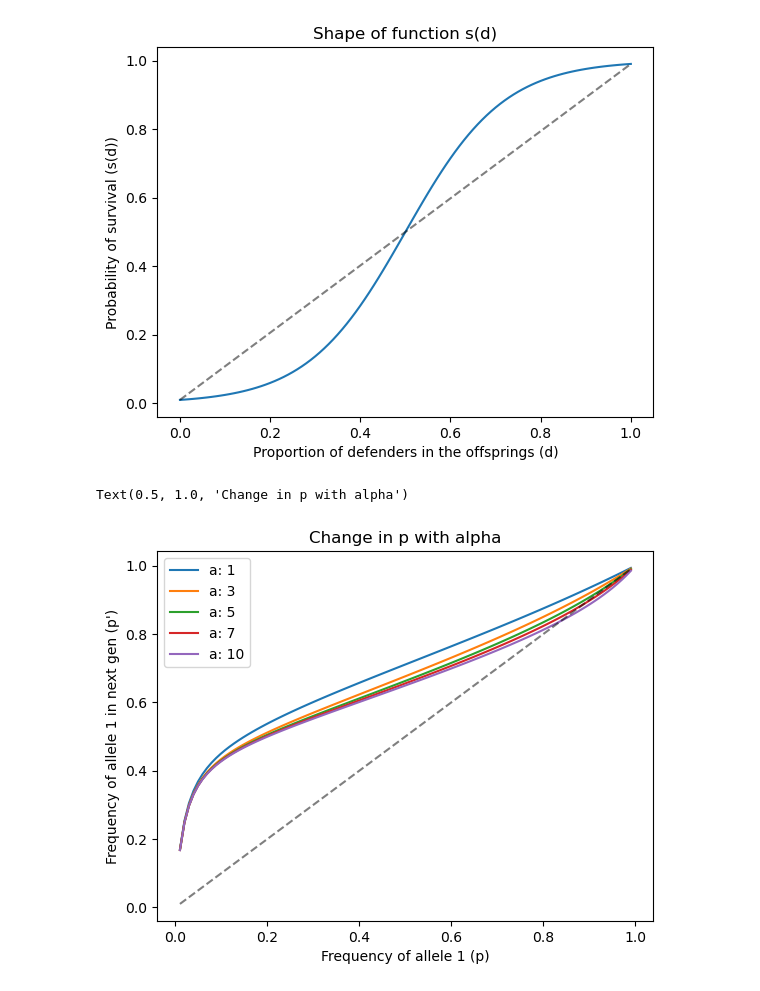
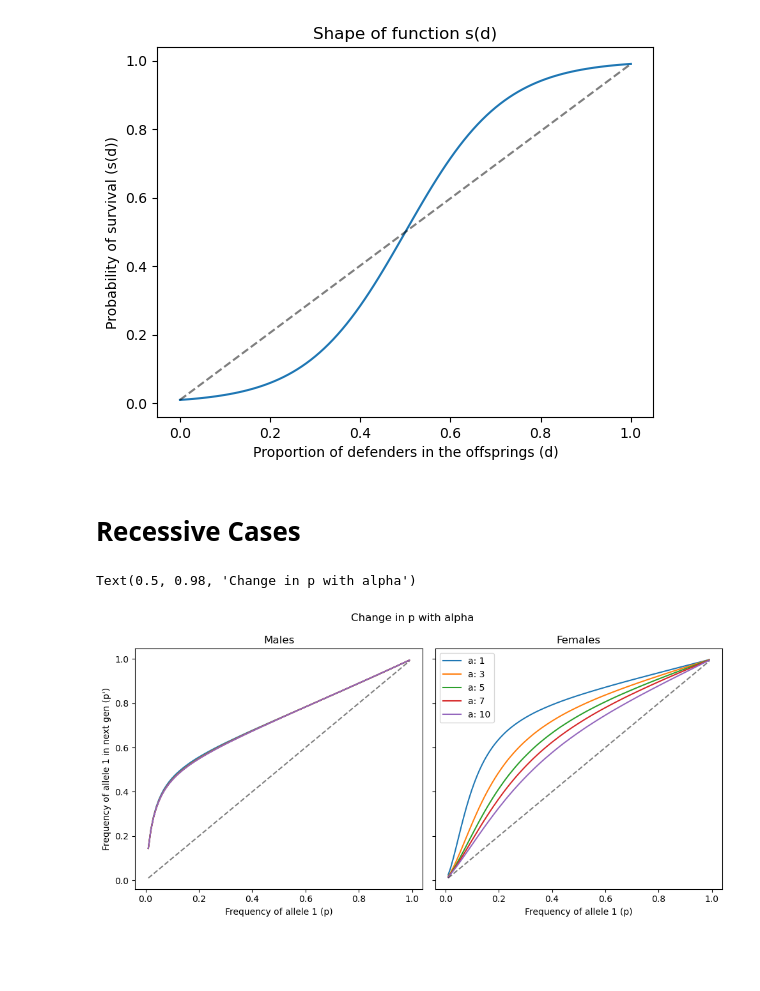
Before and after one commit to AbhayGupta115/PineSawflyModel, a Jupyter notebook: model.ipynb, the cells around one changed output. Cells and saved outputs as stored; diff of their text form; code cells hidden in the pictures; blank space fills up the shorter version.

```diff
--- a/model.ipynb
+++ b/model.ipynb
@@ -13,11 +14,12 @@ def scurve(x):
 #Parameteric ranges
 p = np.linspace(0.01, 0.99, 101)            #Initial frequency of defender allele
 q = (1 - p)                                 #Frequency of non defenders
-C = 10                                      #Number of eggs laid by non defender females
-c = np.linspace(1, 10, 5, dtype='int')      #Number of eggs laid by defender females
-a = np.linspace(1, 10, 5, dtype='int')      #Advantage for non defender mails in mating rate
+C = 100                                     #Number of eggs laid by non defender females
+c = np.linspace(1, 100, 20, dtype = 'int')  #Cost to females who defend (lower c = higher cost)
+a = np.linspace(1, 10, 5, dtype = 'int')    #Advantage for non defender mails in mating rate
 u = np.round(np.linspace(0.1, 0.9, 5), 2)   #Probability female stays unmated
 r = np.round(np.linspace(0.1, 0.9, 5), 2)   #Sex ration (Prob of male larvae in a mating)
+DOMINANT = True                             #Switch between def allele being dominant or not
 
 def s(d, using = 's'):                      #Probability of the group surviving based on the proportion of defenders in the larvae
 
@@ -34,11 +36,11 @@ def s(d, using = 's'):                      #Probability of the group surviving
 P = {
     'p' : np.linspace(0.01, 0.99, 101), #Initial frequency of defender allele
     'q' : (1 - p),                      #Frequency of non defenders
-    'C' : 10,                           #Number of eggs laid by non defender females
-    'c' : 7,                            #Number of eggs laid by defender females
-    'a' : 1.5,                          #Advantage for non defender mails in mating rate
-    'u' : 0.5,                          #Probability female stays unmated
-    'r' : 0.5,                          #Sex ration (Prob of male larvae in a mating)
+    'C' : 100,                          #Number of eggs laid by non defender females
+    'c' : 90,                           #Cost to females who defend (lower c = higher cost)
+    'a' : 2.5,                          #Advantage for non defender mails in mating rate
+    'u' : 0.1,                          #Probability female stays unmated
+    'r' : 0.2,                          #Sex ration (Prob of male larvae in a mating)
 }
 # %%
 #The current shape of function s used for the simulations
@@ -142,25 +205,44 @@ def nexgen(P):
+# %% [markdown]
+# Recessive Cases
 # %%
-p_ls = []
-q_ls = []
+pm_ls = []
+qm_ls = []
+
+pf_ls = []
+qf_ls = []
+
+param = P.copy()
 
 #Iterating over a range of values for alpha
-for i in a:
-    param = P
+for i in tqdm(a):
     param['a'] = i
 
-    p_n, q_n = nexgen(param)
+    prop_ls, org_ls = nexgen(param)
 
-    p_ls.append(p_n)
-    q_ls.append(q_n)
+    pm_ls.append(prop_ls[0])
+    qm_ls.append(prop_ls[1])
+
+    pf_ls.append(prop_ls[2])
+    qf_ls.append(prop_ls[3])
+
+fig, ax = plt.subplots(nrows = 1, ncols = 2, sharey = True, layout = 'tight', figsize = (10, 5))
 
 for i in range(a.shape[0]):
-    plt.plot(p, p_ls[i], label = 'a: ' + str(a[i]))
-plt.plot(p, p, 'k--', alpha=0.5)
+    ax[0].plot(p, pm_ls[i], label = 'a: ' + str(a[i]))
+    ax[1].plot(p, pf_ls[i], label = 'a: ' + str(a[i]))
+
+ax[0].plot(p, p, 'k--', alpha=0.5)
+ax[1].plot(p, p, 'k--', alpha=0.5)
+
+ax[0].set_title('Males')
+ax[1].set_title('Females')
+
 plt.legend()
-plt.xlabel("Frequency of allele 1 (p)")
-plt.ylabel("Frequency of allele 1 in next gen (p')")
-plt.title('Change in p with alpha')
+ax[1].set_xlabel("Frequency of allele 1 (p)")
+ax[0].set_xlabel("Frequency of allele 1 (p)")
+ax[0].set_ylabel("Frequency of allele 1 in next gen (p')")
+fig.suptitle('Change in p with alpha')
 # %% [output]
-Text(0.5, 1.0, 'Change in p with alpha')
+Text(0.5, 0.98, 'Change in p with alpha')
-[figure, old version]
+[figure, new version]
 # %%
```
Also changed, not shown: parts of 14 cells of this notebook.
